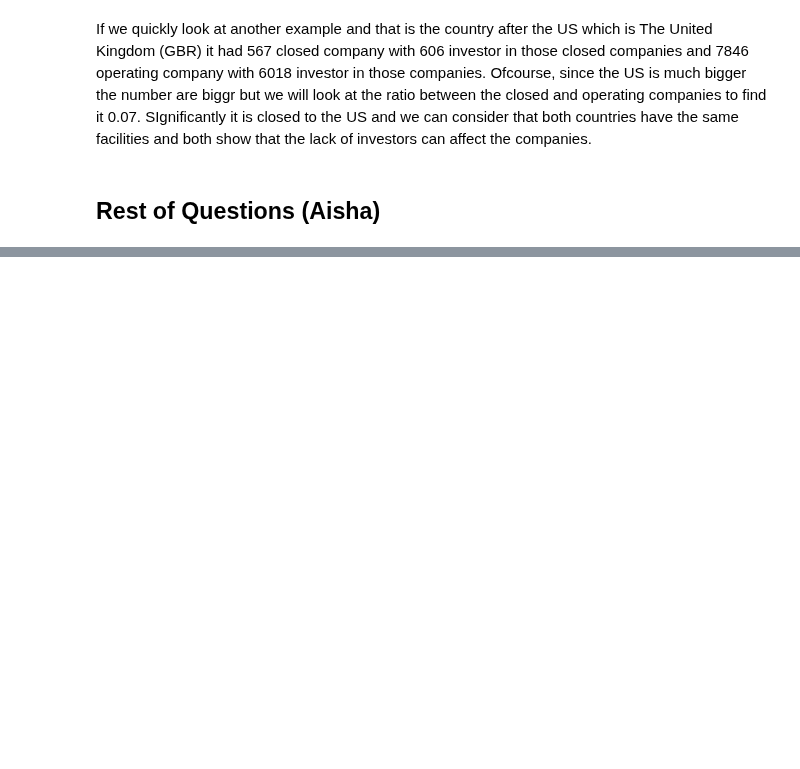
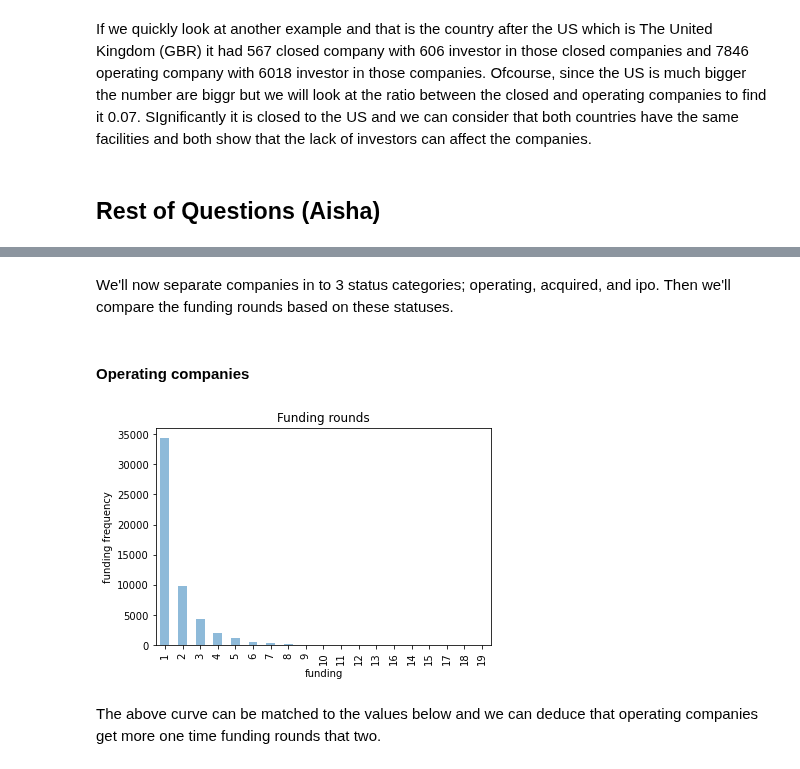
Before and after one commit to OdyAsh/StartupCompanies, a Jupyter notebook: Startup-Companies.ipynb, the cells around one changed output, grey strips where cells are left out. Saved outputs shown, nothing was run; the diff lists cells and outputs as text; code cells hidden in the pictures; blank space fills up the shorter version.

```diff
--- a/Startup-Companies.ipynb
+++ b/Startup-Companies.ipynb
@@ -1934,0 +1978,20 @@ If we quickly look at another example and that is the country after the US which
+# %% [markdown]
+We'll now separate companies in to 3 status categories; operating, acquired, and ipo. Then we'll compare the funding rounds based on these statuses.
+# %%
+operating=df.loc[df['status']=='operating']
+acquired=df.loc[df['status']=='acquired']
+ipo=df.loc[df['status']=='ipo']
+# %% [markdown]
+#### Operating companies
+# %%
+
+import matplotlib.pyplot as plt
+operating.funding_rounds.value_counts().plot(kind="bar",alpha=0.5)
+plt.title('Funding rounds')
+plt.xlabel('funding')
+plt.ylabel('funding frequency')
+plt.show()
+# %% [output]
+[figure, added]
+# %% [markdown]
+The above curve can be matched to the values below and we can deduce that operating companies get more one time funding rounds that two.
```
Also changed, not shown: parts of 50 cells of this notebook.
